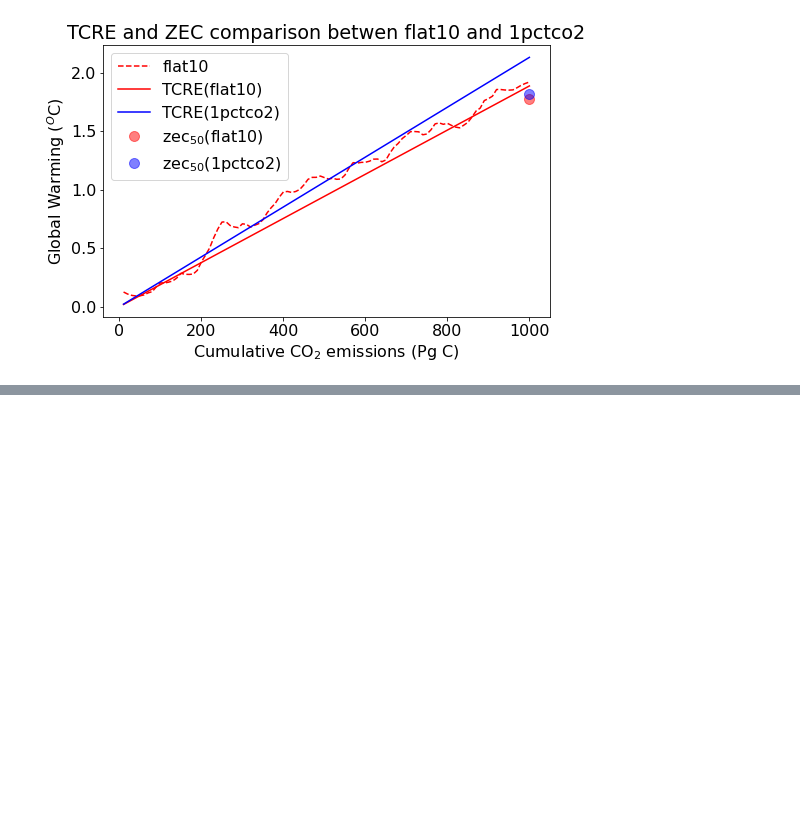
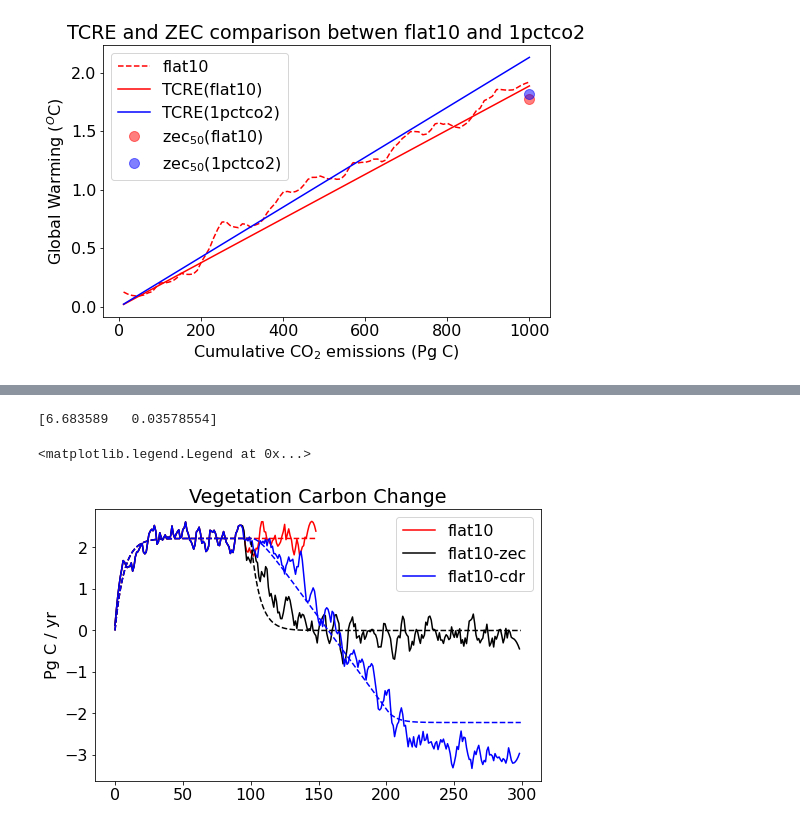
Before and after one commit to ckoven/flat10, a Jupyter notebook: flat10-analysis.ipynb, the cells around one changed output, grey strips where cells are left out. Drawn from its saved outputs; the diff is of its cells as text; code cells hidden in the pictures; blank space fills up the shorter version.

```diff
--- a/flat10-analysis.ipynb
+++ b/flat10-analysis.ipynb
@@ -581,0 +564,23 @@ emiss_land_map.plot(levels=np.arange(-50,50)*1e-10)
+# %%
+params_cveg, fit_cveg = scipy.optimize.curve_fit(memory, emiss[101:], d_vegc_dt_flat10, [12., 0.03])
+print(params_cveg)
+
+pred_dcveg_dt_flat10 = memory(emiss[100:], params_cveg[0], params_cveg[1])
+pred_dcveg_dt_zec = memory(emiss_zec[100:], params_cveg[0], params_cveg[1])
+pred_dcveg_dt_cdr = memory(emiss_cdr[100:], params_cveg[0], params_cveg[1])
+
+
+plt.plot(np.arange(len(d_vegc_dt_flat10)), savgol_filter(d_vegc_dt_flat10.data,11), color='red')
+plt.plot(np.arange(len(d_vegc_dt_zec)), savgol_filter(d_vegc_dt_zec.data,11), color='black')
+plt.plot(np.arange(len(d_vegc_dt_cdr)), savgol_filter(d_vegc_dt_cdr.data,11), color='blue')
+plt.plot(np.arange(len(pred_dcveg_dt_flat10)),pred_dcveg_dt_flat10, color='red', linestyle='dashed')
+plt.plot(np.arange(len(pred_dcveg_dt_zec)),pred_dcveg_dt_zec, color='black', linestyle='dashed')
+plt.plot(np.arange(len(pred_dcveg_dt_cdr)),pred_dcveg_dt_cdr, color='blue', linestyle='dashed')
+
+plt.title('Vegetation Carbon Change')
+plt.ylabel('Pg C / yr')
+plt.legend(['flat10','flat10-zec','flat10-cdr'])
+# %% [output]
+[6.683589   0.03578554]
+<matplotlib.legend.Legend at 0x...>
+[figure, added]
```
Also changed, not shown: parts of 45 cells of this notebook.
